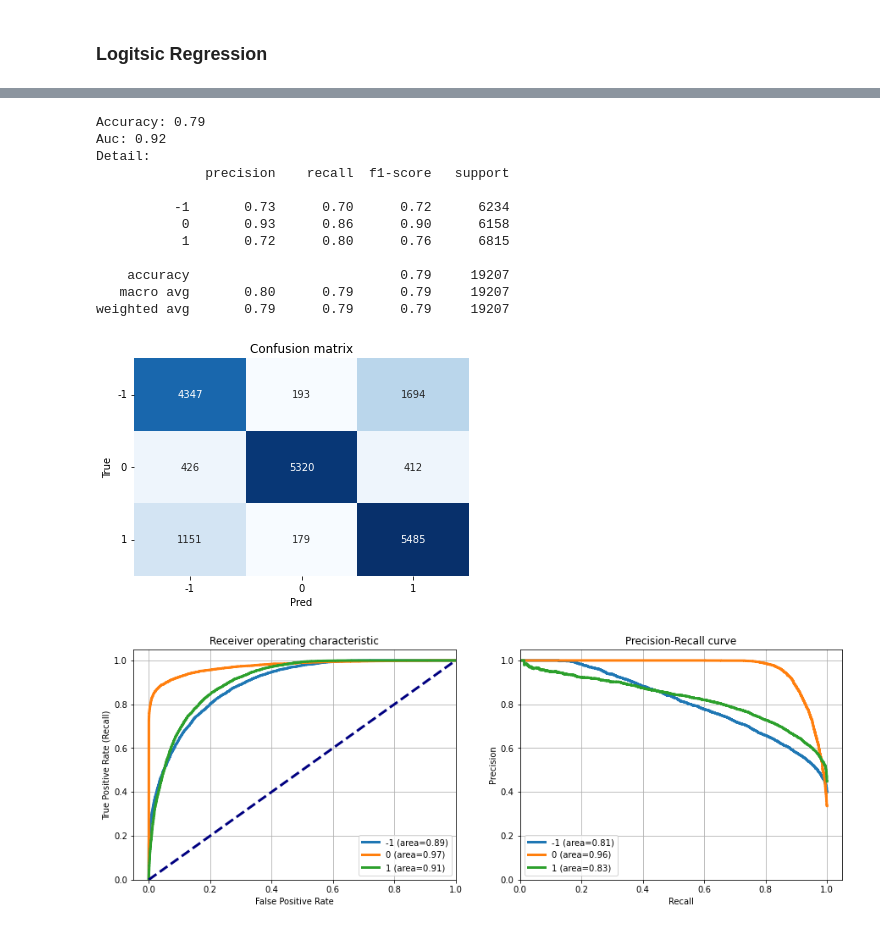
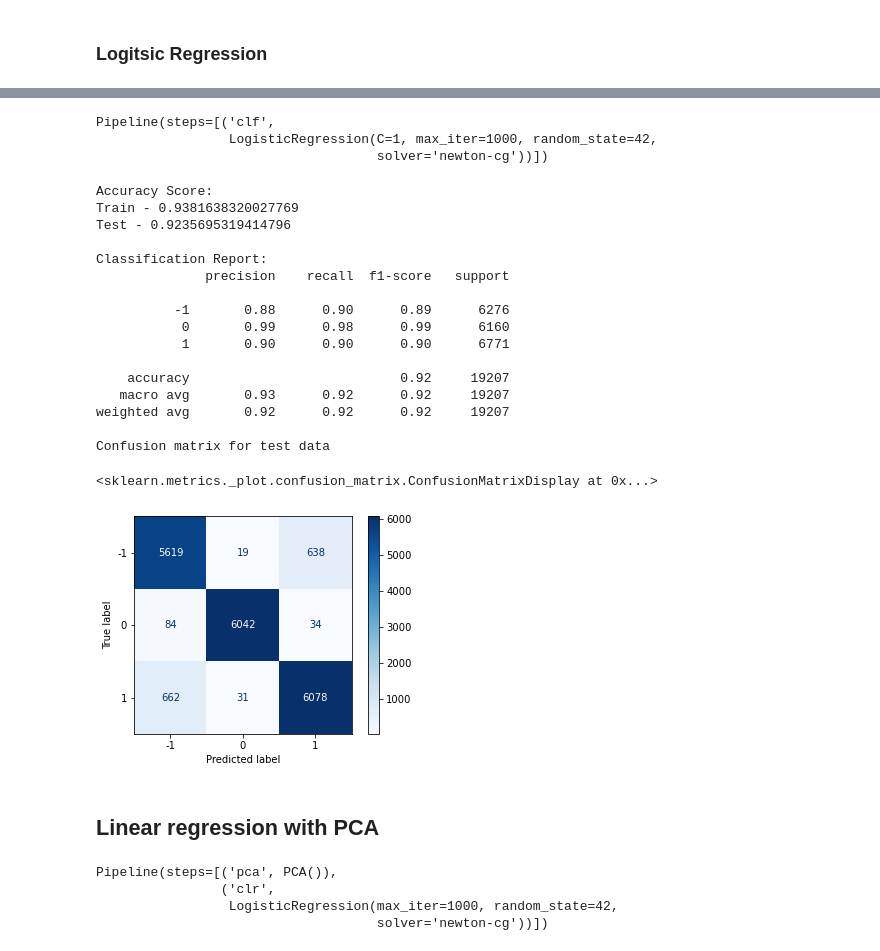
Before and after one commit to DaveMcKinley/MediaBiasAnalysis, a Jupyter notebook: Notebooks/Modeling.ipynb, the cells around one changed output, grey strips where cells are left out. Cells and saved outputs as stored; diff of their text form; code cells hidden in the pictures.

Commit message:
cleaned Modeling

```diff
--- a/Notebooks/Modeling.ipynb
+++ b/Notebooks/Modeling.ipynb
@@ -298,2 +346,0 @@ grid = GridSearchCV(model, param_grid, return_train_score=True)
-# %%
-output = grid.fit(X_train, y_train)
@@ -368,2 +346,0 @@ X_val = X_val["processed_content"].values
-# %%
-model, predicted_prob, predicted = fit_ml_classif(X_train, y_train, X_val, vectorizer, classifier)
@@ -409,17 +347,55 @@ def evaluate_multi_classif(y_test, predicted, predicted_prob, figsize=(15,5)):
-# %%
-evaluate_multi_classif(y_val, predicted, predicted_prob, figsize=(15,5))
-# %% [output]
-Accuracy: 0.79
-Auc: 0.92
-Detail:
-              precision    recall  f1-score   support
-
-          -1       0.73      0.70      0.72      6234
-           0       0.93      0.86      0.90      6158
-           1       0.72      0.80      0.76      6815
-
-    accuracy                           0.79     19207
-   macro avg       0.80      0.79      0.79     19207
-weighted avg       0.79      0.79      0.79     19207
-[figure, removed]
-[figure, removed]
+# %%
+output = grid.fit(X_train_tfidf_vec_df, y_train)
+# %%
+output.best_estimator_
+# %% [output]
+Pipeline(steps=[('clf',
+                 LogisticRegression(C=1, max_iter=1000, random_state=42,
+                                    solver='newton-cg'))])
+# %%
+def evaluate(model, X_tr, y_tr, X_te, y_te):
+    print('Accuracy Score:')
+    print(f'Train - {accuracy_score(y_tr, model.predict(X_tr))}')
+    print(f'Test - {accuracy_score(y_te, model.predict(X_te))}')
+    print('  ')
+    print('Classification Report:')
+    print(classification_report(y_te, model.predict(X_te)))
+    print('Confusion matrix for test data')
+    return plot_confusion_matrix(model, X_te, y_te, include_values=True, cmap=plt.cm.Blues)
+# %%
+evaluate(output.best_estimator_, X_train_tfidf_vec_df, y_train, X_val_tfidf_vec_df, y_val)
+# %% [output]
+Accuracy Score:
+Train - 0.9381638320027769
+Test - 0.9235695319414796
+
+Classification Report:
+              precision    recall  f1-score   support
+
+          -1       0.88      0.90      0.89      6276
+           0       0.99      0.98      0.99      6160
+           1       0.90      0.90      0.90      6771
+
+    accuracy                           0.92     19207
+   macro avg       0.93      0.92      0.92     19207
+weighted avg       0.92      0.92      0.92     19207
+
+Confusion matrix for test data
+<sklearn.metrics._plot.confusion_matrix.ConfusionMatrixDisplay at 0x...>
+[figure, added]
+# %% [markdown]
+## Linear regression with PCA
+# %%
+pipe_lr = Pipeline([
+                    ('pca', PCA()),
+                    ('clr', LogisticRegression(max_iter=1000,
+                                               solver= "newton-cg",
+                                               penalty = "l2",
+                                               random_state=seed)
+                    )])
+pipe_lr
+# %% [output]
+Pipeline(steps=[('pca', PCA()),
+                ('clr',
+                 LogisticRegression(max_iter=1000, random_state=42,
+                                    solver='newton-cg'))])
```
Also changed, not shown: parts of 108 cells of this notebook.
